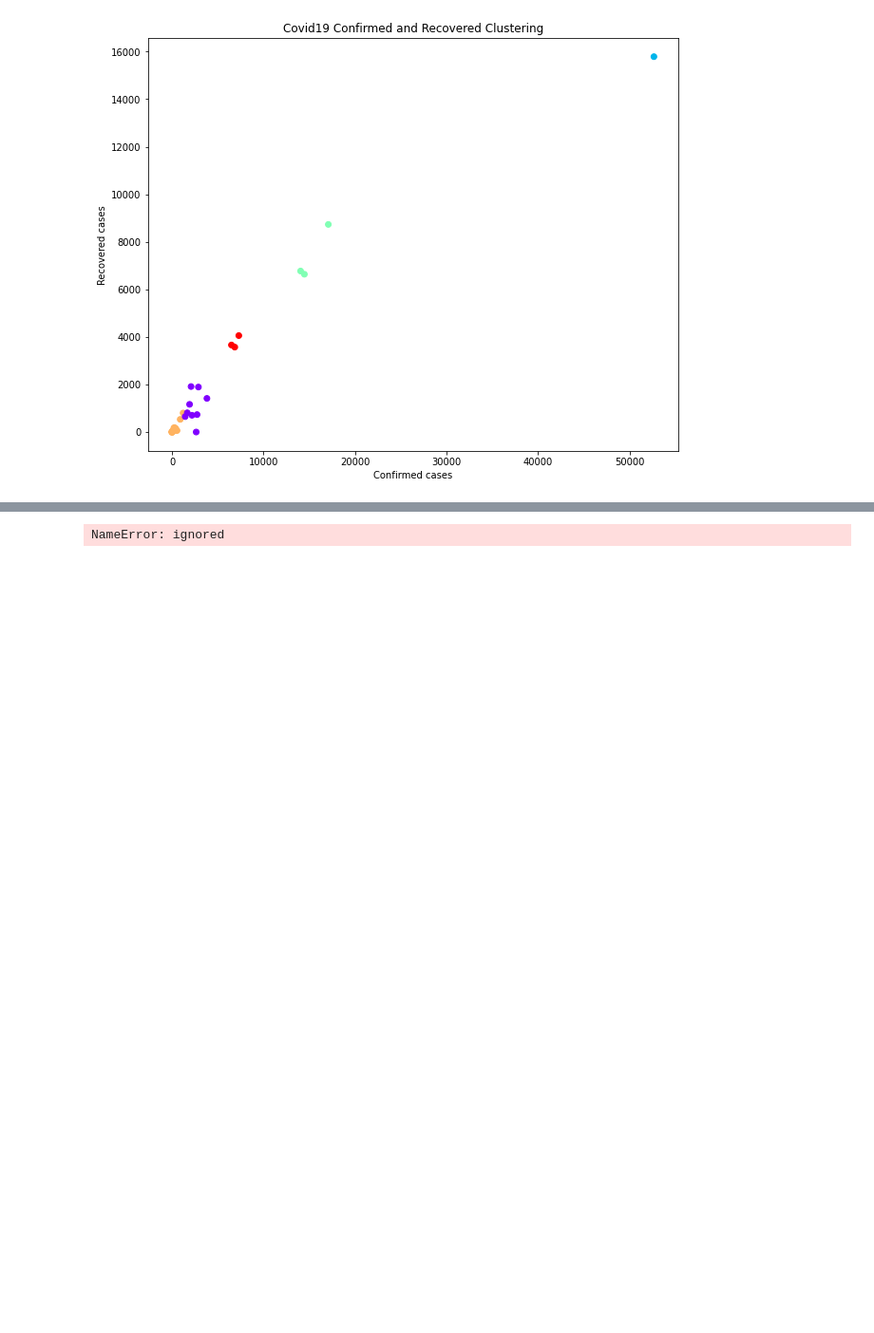
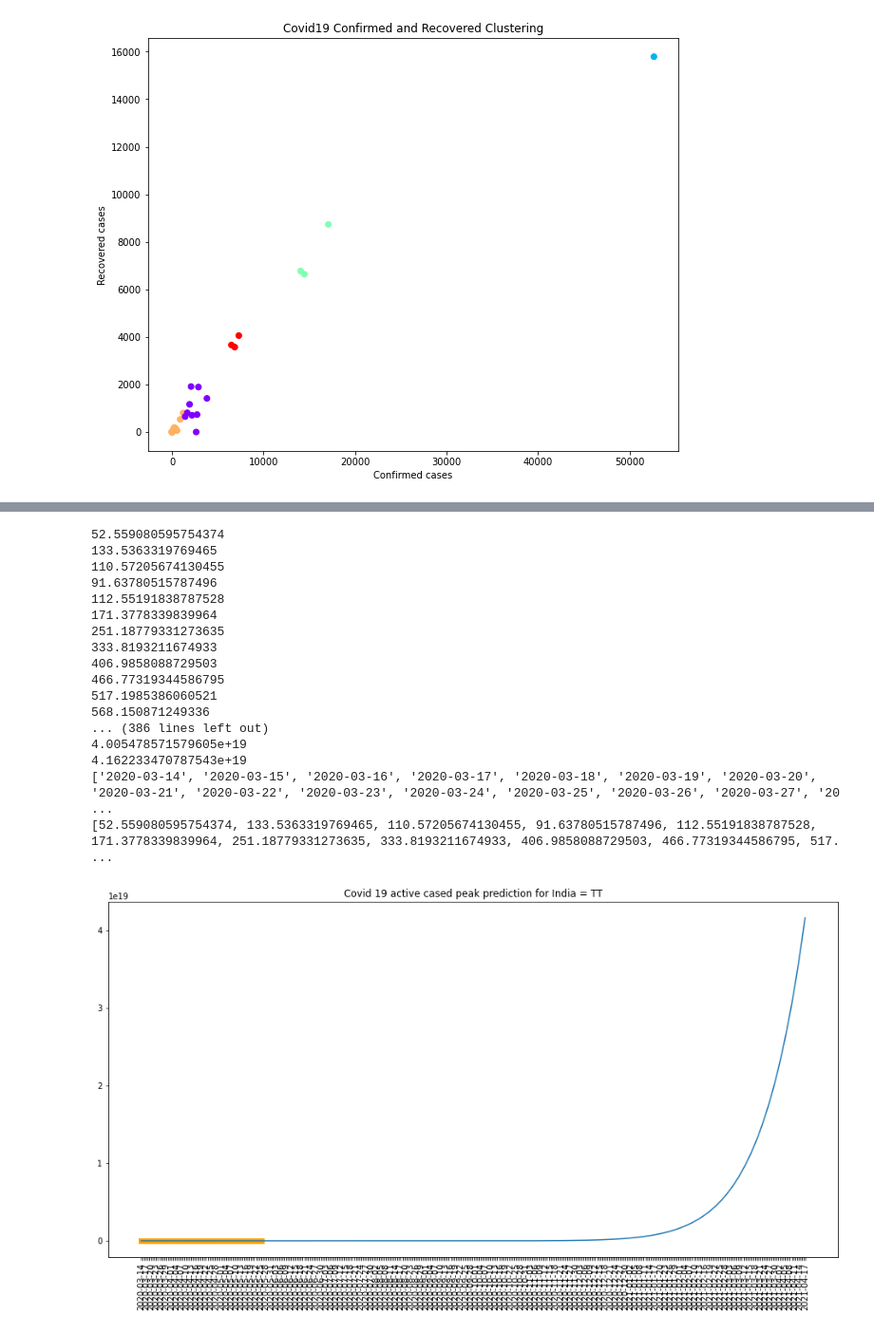
Before and after one commit to kapilsharma2285/Python_Fundamentals_B13, a Jupyter notebook: Data_mining_Assignment2.ipynb, the cells around one changed output, grey strips where cells are left out. Shown: that part at 95% size. Cells and saved outputs as stored; diff of their text form; code cells hidden in the pictures; blank space fills up the shorter version.

```diff
--- a/Data_mining_Assignment2.ipynb
+++ b/Data_mining_Assignment2.ipynb
@@ -382,3 +375,16 @@ covid19_data_df_sol7 = copy0_covid19_data_df
 # %%
+import warnings
+warnings.simplefilter('ignore', np.RankWarning)
+
+covid19_data_df_sol7 = copy0_covid19_data_df_7
+
 # Group different cases(Confirmed, Recovered and Deceased) as per Date
 covid19_data_df_sol7=covid19_data_df_sol7.groupby(["Date","State"]).agg({"Confirmed":'sum',"Recovered":'sum',"Deceased":'sum'})
+
+covid19_data_cumulative_df_sol7 = covid19_data_df_sol7.groupby(by =['State', 'Date']).sum().groupby(level=[0]).cumsum()
+
+covid19_data_cumulative_df_sol7.loc[:, 'Active'] = covid19_data_cumulative_df_sol7['Confirmed'] - covid19_data_cumulative_df_sol7['Deceased'] -covid19_data_cumulative_df_sol7['Recovered']
+covid19_data_cumulative_df_sol7.to_csv("final_covid_Data.csv")
+covid19_data_cumulative_df_sol7 = pd.read_csv("final_covid_Data.csv")
+covid19_data_cumulative_df_sol7 = covid19_data_cumulative_df_sol7[["State", "Date", "Confirmed", "Recovered", "Deceased", "Active"]]
+covid19_data_cumulative_df_sol7
@@ -387,54 +405,74 @@ covid19_data_df_sol7 = covid19_data_df_sol7.groupby(by =['State', 'Date']).sum()
-# %%
-covid19_data_cumulative_df_sol7.loc[:, 'Active'] = covid19_data_cumulative_df_sol7['Confirmed'] - covid19_data_cumulative_df_sol7['Deceased'] -covid19_data_cumulative_df_sol7['Recovered']
-# %% [output]
-NameError: ignored
 # %%
 import numpy as np
-from datatime import datetime
+from datetime import datetime
 from datetime import timedelta
 import matplotlib.pyplot as plt
 from sklearn.metrics import r2_score
 
-def predictCovidPeak(covid19JsonData, forDays=150, forState = 'TT', precision = 2, maxDegree = 8):
-    df = pd.DataFrame(covid19JsonData).where(lamda x: x.state == forState).dropna()
+def predictCovidPeak(covid19_data_df, forDays=150, forState = 'TT', precision = 2, maxDegree = 8):
+    df = pd.DataFrame(covid19_data_df).where(lambda x: x.State == forState).dropna()
+    #print(df)
     x = []
     for i in range (0, len(df.Date)):
         x.append(i)
+    #print(x)
     bestScore = 100
     bestDegree = 3
     while True:
         mymodel= np.poly1d(np.polyfit(x, df.Active, maxDegree))
-            if bestScore >= round(r2_score(df.Active, mymodel(x)), precision) or bestDegree > maxDegree:
-                break
-            else:
-                bestScore = r2_score(df.active, mymodel(x))
-                bestDegreee = bestDegree +1
+        if bestScore >= round(r2_score(df.Active, mymodel(x)), precision) or bestDegree > maxDegree:
+            break
+        else:
+            bestScore = r2_score(df.active, mymodel(x))
+            bestDegreee = bestDegree +1
     y = []
     z = []
-    dateLabels = []
-    dt = datetime.strptime(str(pd.DataFrame(covid19JsonData).where(lambda x: x.state == forState.dropna().date.tolist()[0]), %Y-%m-%d)
+    dataLabels = []
+    dt = datetime.strptime(str(pd.DataFrame(covid19_data_df).where(lambda x: x.State == forState).dropna().Date.tolist()[0]), '%Y-%m-%d')
     step = timedelta(days=1)
 
     for i in range (0, forDays):
         estimate = mymodel(i)
-        print(estimate)
+        #print(estimate)
         if estimate >= -1000:
             y.append(dt.strftime('%Y-%m-%d'))
             if i % 3 == 0:
                 dataLabels.append(dt.strftime('%Y-%m-%d'))
             else:
                 dataLabels.append('')
             dt += step
-            x.append(estimate)
+            print(estimate)
+            z.append(estimate)
         else:
             break
 
-    plt.figure(figuresize=(16, 8))
+    plt.figure(figsize=(16, 8))
     india = np.arange(len(dataLabels))
     plt.xticks(india, dataLabels, rotation= 'vertical')
-    plt.plot(x, df.active.toList(), color = 'orange', linewidth=7)
+    print(y)
+    print(z)
+    plt.plot(x, df.Active.tolist(), color = 'orange', linewidth=7)
     plt.plot(y, z)
     plt.title("Covid 19 active cased peak prediction for India = "  + forState)
     plt.show()
 
-predictCovidPeak(covid19_data_df_sol3_Confirmed, forDays=80, forState='TT', precision=2, maxDegree=8)
+predictCovidPeak(covid19_data_cumulative_df_sol7, forDays=400, forState='TT', precision=1, maxDegree=14)
+# %% [output]
+52.559080595754374
+133.5363319769465
+110.57205674130455
+91.63780515787496
+112.55191838787528
+171.3778339839964
+251.18779331273635
+333.8193211674933
+406.9858088729503
+466.77319344586795
+517.1985386060521
+568.150871249336
+... (386 lines left out)
+4.005478571579605e+19
+4.162233470787543e+19
+['2020-03-14', '2020-03-15', '2020-03-16', '2020-03-17', '2020-03-18', '2020-03-19', '2020-03-20', '2020-03-21', '2020-03-22', '2020-03-23', '2020-03-24', '2020-03-25', '2020-03-26', '2020-03-27', '20 ...
+[52.559080595754374, 133.5363319769465, 110.57205674130455, 91.63780515787496, 112.55191838787528, 171.3778339839964, 251.18779331273635, 333.8193211674933, 406.9858088729503, 466.77319344586795, 517. ...
+[figure, added]
```
Also changed, not shown: parts of 21 cells of this notebook.
